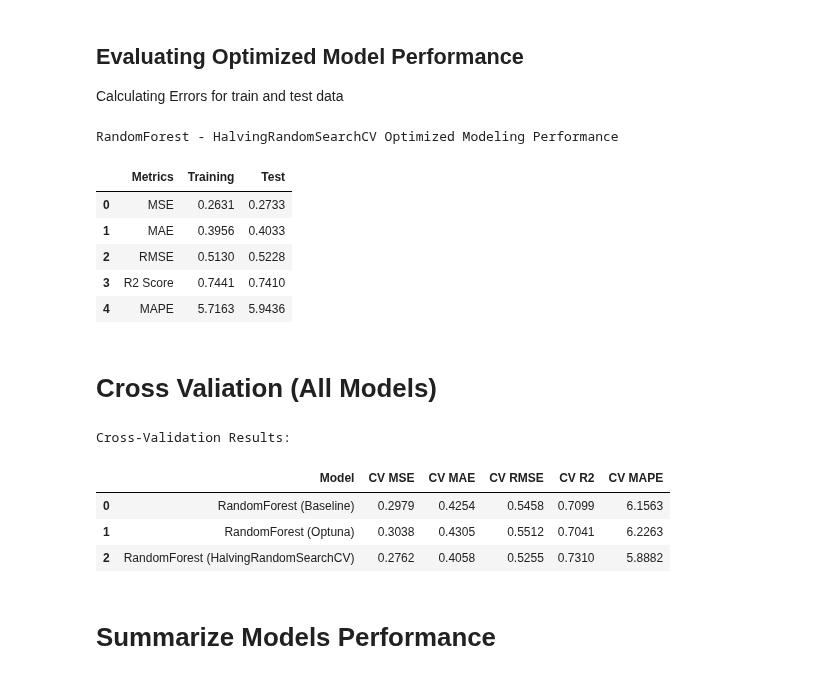
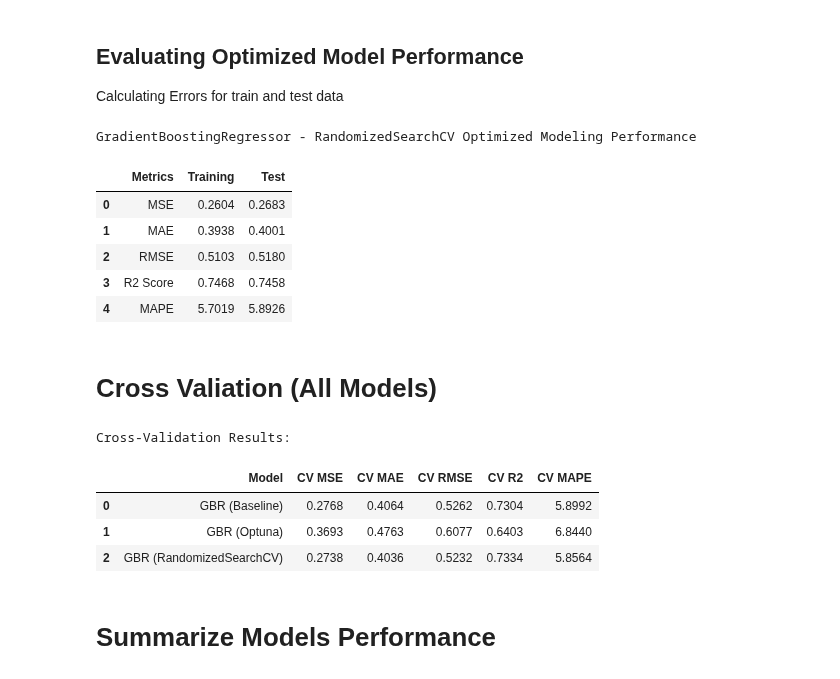
Before and after one commit to tshihab07/Super-Market-Sales-Forecasting, a Jupyter notebook: notebookes/model_GradientBoosting.ipynb, the cells around one changed output. Drawn from its saved outputs; the diff is of its cells as text; code cells hidden in the pictures.

```diff
--- a/notebookes/model_GradientBoosting.ipynb
+++ b/notebookes/model_GradientBoosting.ipynb
@@ -257,23 +257,20 @@ GradientBoostingRegressor - Optuna Optimized Modeling Performance
 # %%
-# parameter distribution
+# Parameter distribution
 param_dist = {
-    "max_depth": [5, 10, 15, 20, 25, 30, None],             # include None for full depth
+    "n_estimators": randint(100, 800),
+    "learning_rate": uniform(0.01, 0.19),
+    "max_depth": randint(2, 9),
     "min_samples_split": randint(2, 21),
     "min_samples_leaf": randint(1, 11),
-    "max_features": ["sqrt", "log2", 0.5, 0.75, 1.0],
-    "bootstrap": [True, False],
-    "max_samples": uniform(0.5, 0.5)                        # only used if bootstrap=True
+    "subsample": uniform(0.6, 0.4),
+    "max_features": ["sqrt", "log2", None]
 }
 
-# create HalvingRandomSearchCV model
-halvingSearch = HalvingRandomSearchCV(
-    estimator=RandomForestRegressor(random_state=42, n_jobs=-1),
+# create RandomizedSearchCV model
+randomSearch = RandomizedSearchCV(
+    estimator=GradientBoostingRegressor(random_state=42),
     param_distributions=param_dist,
-    n_candidates=100,                           # start with 100 candidates
-    factor=3,                                   # keep top 1/3 each iteration
-    resource="n_estimators",                    # increase n_estimators over iterations
-    max_resources=500,                          # max n_estimators = 500
-    min_resources=50,                           # start with n_estimators = 50
+    n_iter=30,                                 # start with 30 iterations
     scoring="neg_root_mean_squared_error",
     cv=cv,
     random_state=42,
@@ -282,5 +279,5 @@ halvingSearch = HalvingRandomSearchCV(
 )
 
 # fit the model
-halvingSearch.fit(x_train, y_train)
+randomSearch.fit(x_train, y_train)
 # %% [output]
@@ -302,6 +294,3 @@ HalvingRandomSearchCV(cv=KFold(n_splits=5, random_state=42, shuffle=True),
 # %%
-# find the best parameters from HalvingSearchCV
-halvingSearch_model = halvingSearch.best_estimator_
-
-# fit the best parameter
-halvingSearch_model.fit(x_train, y_train)
+# find the best parameters from RandomizedSearchCV
+randomSearch_model = randomSearch.best_estimator_
@@ -323,45 +308,45 @@ Calculating Errors for train and test data
 train_metrics_random = Evaluator.calculate_metrics(y_train, y_train_pred_random)
 test_metrics_random = Evaluator.calculate_metrics(y_test, y_test_pred_random)
 # %%
-# performance table of optuna optimization
+# performance table of randomizedSearch optimization
 random_perf = Evaluator.performance_table(train_metrics_random, test_metrics_random)
 
-print("RandomForest - HalvingRandomSearchCV Optimized Modeling Performance")
+print("GradientBoostingRegressor - RandomizedSearchCV Optimized Modeling Performance")
 display(random_perf)
 # %% [output]
-RandomForest - HalvingRandomSearchCV Optimized Modeling Performance
+GradientBoostingRegressor - RandomizedSearchCV Optimized Modeling Performance
 |  | Metrics | Training | Test |
-| 0 | MSE | 0.2631 | 0.2733 |
-| 1 | MAE | 0.3956 | 0.4033 |
-| 2 | RMSE | 0.5130 | 0.5228 |
-| 3 | R2 Score | 0.7441 | 0.7410 |
-| 4 | MAPE | 5.7163 | 5.9436 |
+| 0 | MSE | 0.2604 | 0.2683 |
+| 1 | MAE | 0.3938 | 0.4001 |
+| 2 | RMSE | 0.5103 | 0.5180 |
+| 3 | R2 Score | 0.7468 | 0.7458 |
+| 4 | MAPE | 5.7019 | 5.8926 |
 # %% [markdown]
 # Cross Valiation (All Models)
 # %%
 # cross validation of all models
 cv_baseline = Evaluator.cv_evaluate(baseline_model, x_train, y_train, cv)
 cv_optuna = Evaluator.cv_evaluate(optuna_model, x_train, y_train, cv)
-cv_random = Evaluator.cv_evaluate(halvingSearch_model, x_train, y_train, cv)
+cv_random = Evaluator.cv_evaluate(randomSearch_model, x_train, y_train, cv)
 # %%
 # Evaluate cross-validation results
 cv_df = pd.DataFrame({
-    "Model": ["RandomForest (Baseline)", "RandomForest (Optuna)", "RandomForest (HalvingRandomSearchCV)"],
+    "Model": ["GBR (Baseline)", "GBR (Optuna)", "GBR (RandomizedSearchCV)"],
     "CV MSE": [cv_baseline['CV MSE'], cv_optuna['CV MSE'], cv_random['CV MSE']],
     "CV MAE": [cv_baseline['CV MAE'], cv_optuna['CV MAE'], cv_random['CV MAE']],
     "CV RMSE": [cv_baseline['CV RMSE'], cv_optuna['CV RMSE'], cv_random['CV RMSE']],
     "CV R2": [cv_baseline['CV R2'], cv_optuna['CV R2'], cv_random['CV R2']],
     "CV MAPE": [cv_baseline['CV MAPE'], cv_optuna['CV MAPE'], cv_random['CV MAPE']]
 }).round(4)
 
 print("Cross-Validation Results:")
 display(cv_df)
 # %% [output]
 Cross-Validation Results:
 |  | Model | CV MSE | CV MAE | CV RMSE | CV R2 | CV MAPE |
-| 0 | RandomForest (Baseline) | 0.2979 | 0.4254 | 0.5458 | 0.7099 | 6.1563 |
-| 1 | RandomForest (Optuna) | 0.3038 | 0.4305 | 0.5512 | 0.7041 | 6.2263 |
-| 2 | RandomForest (HalvingRandomSearchCV) | 0.2762 | 0.4058 | 0.5255 | 0.7310 | 5.8882 |
+| 0 | GBR (Baseline) | 0.2768 | 0.4064 | 0.5262 | 0.7304 | 5.8992 |
+| 1 | GBR (Optuna) | 0.3693 | 0.4763 | 0.6077 | 0.6403 | 6.8440 |
+| 2 | GBR (RandomizedSearchCV) | 0.2738 | 0.4036 | 0.5232 | 0.7334 | 5.8564 |
 # %% [markdown]
 # Summarize Models Performance
 # %%
```
Also changed, not shown: parts of 17 cells of this notebook.
